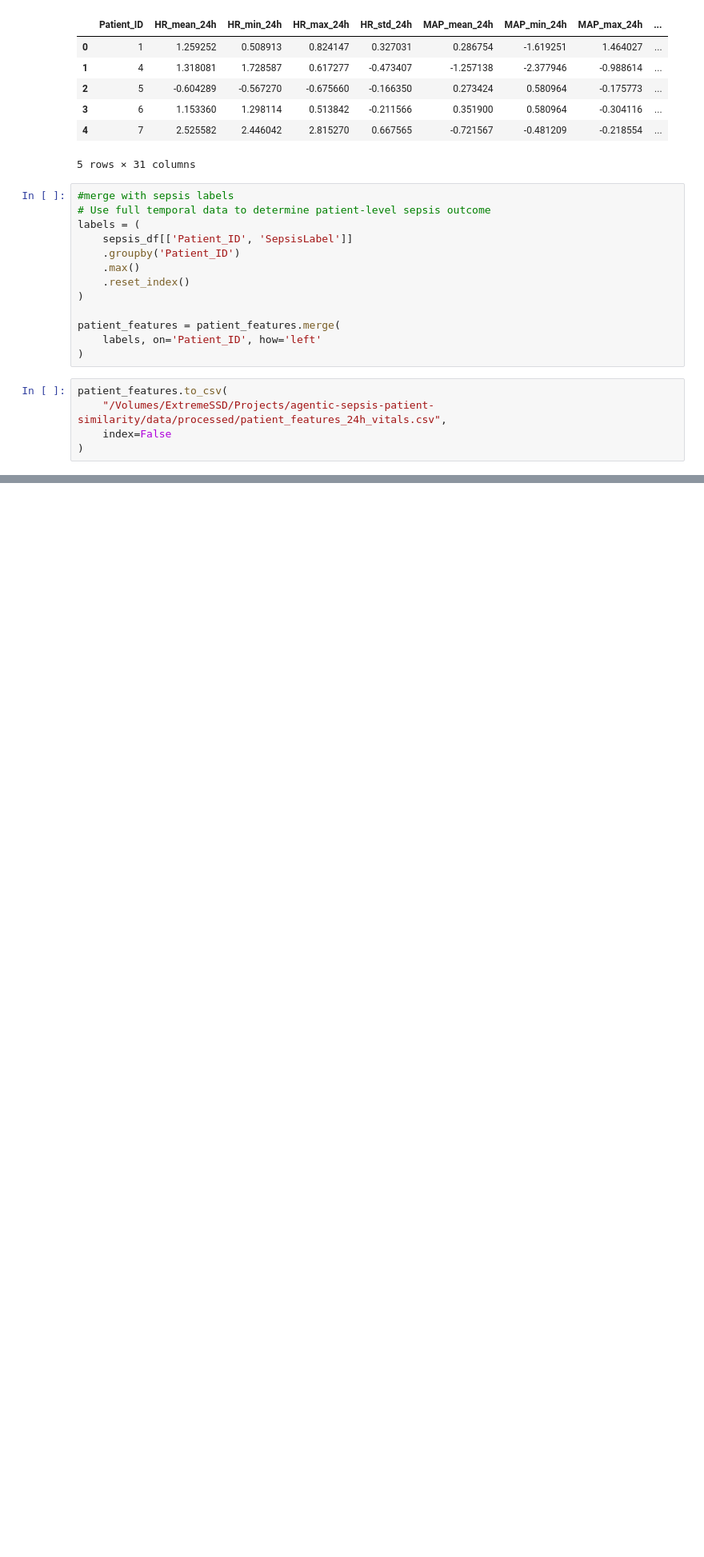
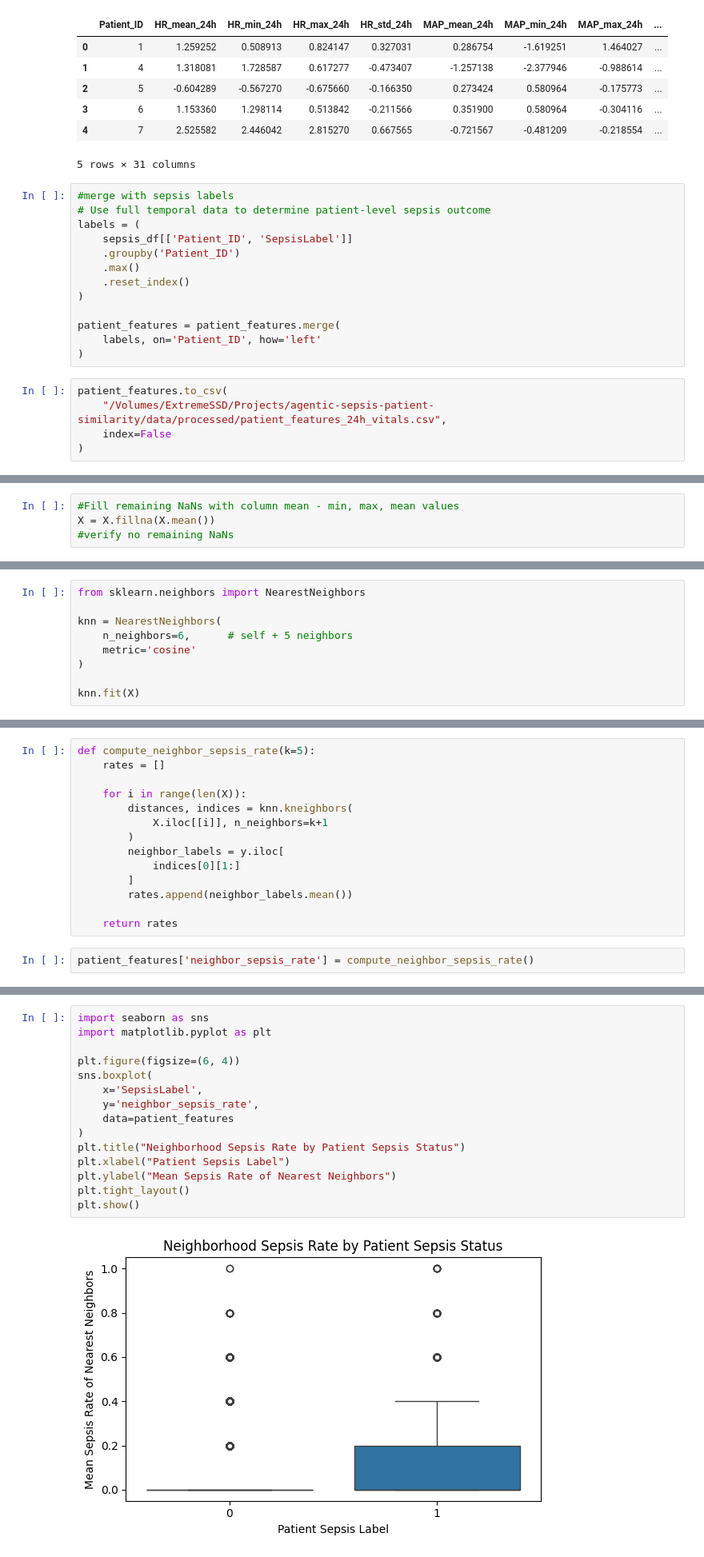
Before and after one commit to chaitralikher/agentic-sepsis-patient-similarity, a Jupyter notebook: notebooks/feature_engineering_time_windows.ipynb, the cells around one changed output, grey strips where cells are left out. Shown at 80% size. Cells and saved outputs as stored; diff of their text form; blank space fills up the shorter version.

Commit message:
baseline patient similarity and neighborhood analysis

```diff
--- a/notebooks/feature_engineering_time_windows.ipynb
+++ b/notebooks/feature_engineering_time_windows.ipynb
@@ -271,0 +359,4 @@ patient_features.to_csv(
+# %%
+#Fill remaining NaNs with column mean - min, max, mean values
+X = X.fillna(X.mean())
+#verify no remaining NaNs
@@ -271,0 +371,9 @@ patient_features.to_csv(
+# %%
+from sklearn.neighbors import NearestNeighbors
+
+knn = NearestNeighbors(
+    n_neighbors=6,      # self + 5 neighbors
+    metric='cosine'
+)
+
+knn.fit(X)
@@ -271,0 +440,16 @@ patient_features.to_csv(
+# %%
+def compute_neighbor_sepsis_rate(k=5):
+    rates = []
+
+    for i in range(len(X)):
+        distances, indices = knn.kneighbors(
+            X.iloc[[i]], n_neighbors=k+1
+        )
+        neighbor_labels = y.iloc[
+            indices[0][1:]
+        ]
+        rates.append(neighbor_labels.mean())
+
+    return rates
+# %%
+patient_features['neighbor_sepsis_rate'] = compute_neighbor_sepsis_rate()
@@ -271,0 +461,17 @@ patient_features.to_csv(
+# %%
+import seaborn as sns
+import matplotlib.pyplot as plt
+
+plt.figure(figsize=(6, 4))
+sns.boxplot(
+    x='SepsisLabel',
+    y='neighbor_sepsis_rate',
+    data=patient_features
+)
+plt.title("Neighborhood Sepsis Rate by Patient Sepsis Status")
+plt.xlabel("Patient Sepsis Label")
+plt.ylabel("Mean Sepsis Rate of Nearest Neighbors")
+plt.tight_layout()
+plt.show()
+# %% [output]
+[figure, added]
```
Also changed, not shown: parts of 20 cells of this notebook, 2 other files.
